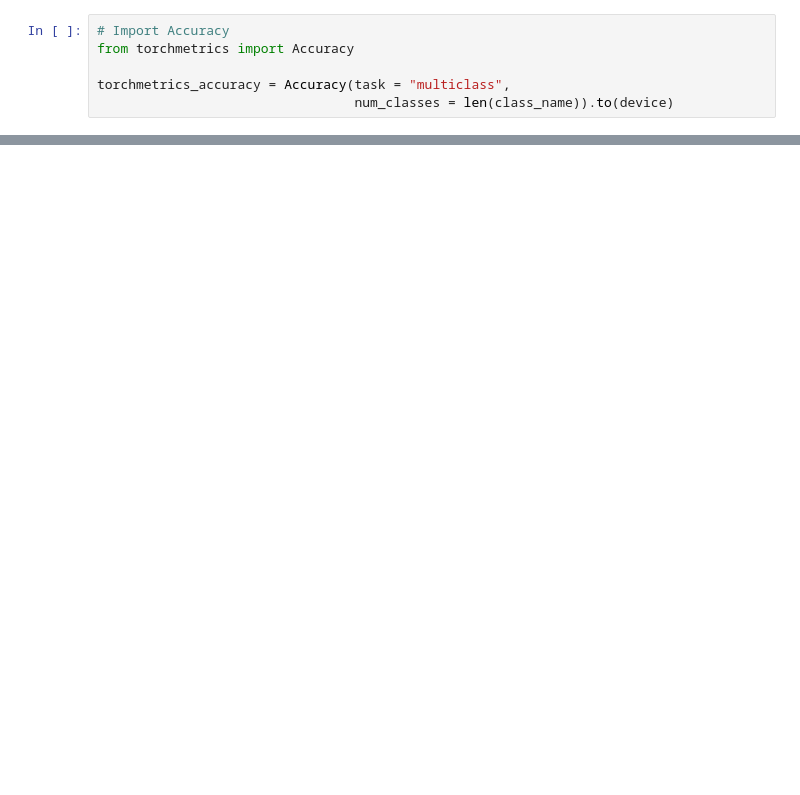
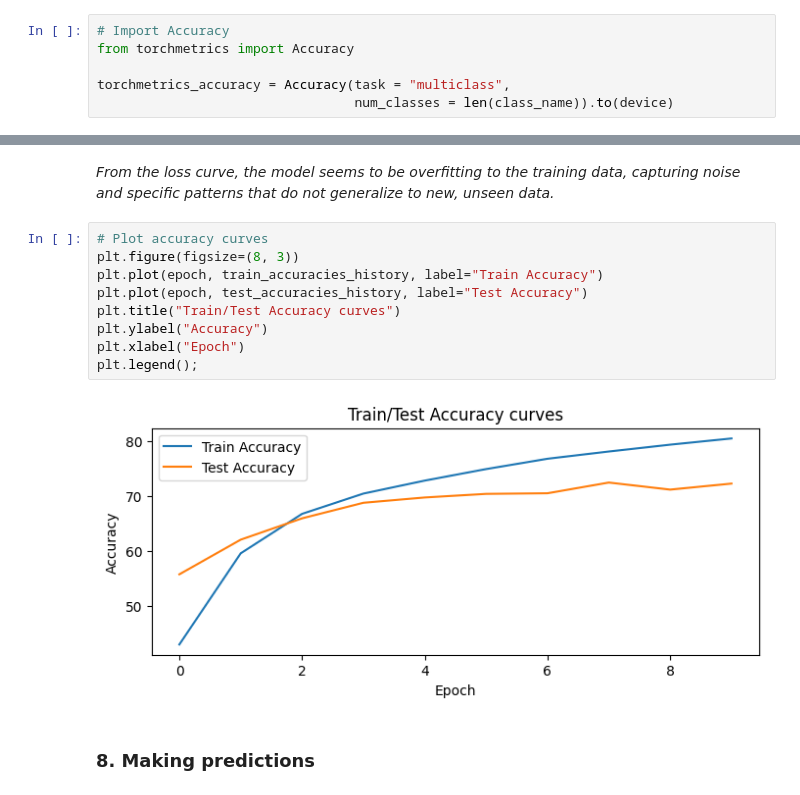
Before and after one commit to LuluW8071/Data-Science, a Jupyter notebook: Pytorch/03_PyTorch_Computer_Vision/03_PyTorch_Computer_Vision_Exercises.ipynb, the cells around one changed output, grey strips where cells are left out. Saved outputs shown, nothing was run; the diff lists cells and outputs as text; blank space fills up the shorter version.

```diff
--- a/Pytorch/03_PyTorch_Computer_Vision/03_PyTorch_Computer_Vision_Exercises.ipynb
+++ b/Pytorch/03_PyTorch_Computer_Vision/03_PyTorch_Computer_Vision_Exercises.ipynb
@@ -276,0 +334,15 @@ UnboundLocalError: local variable 'train_acc' referenced before assignment
+# %% [markdown]
+*From the loss curve, the model seems to be overfitting to the training data, capturing noise and specific patterns that do not generalize to new, unseen data.*
+# %%
+# Plot accuracy curves
+plt.figure(figsize=(8, 3))
+plt.plot(epoch, train_accuracies_history, label="Train Accuracy")
+plt.plot(epoch, test_accuracies_history, label="Test Accuracy")
+plt.title("Train/Test Accuracy curves")
+plt.ylabel("Accuracy")
+plt.xlabel("Epoch")
+plt.legend();
+# %% [output]
+[figure, added]
+# %% [markdown]
+### 8. Making predictions
```
Also changed, not shown: parts of 19 cells of this notebook.
